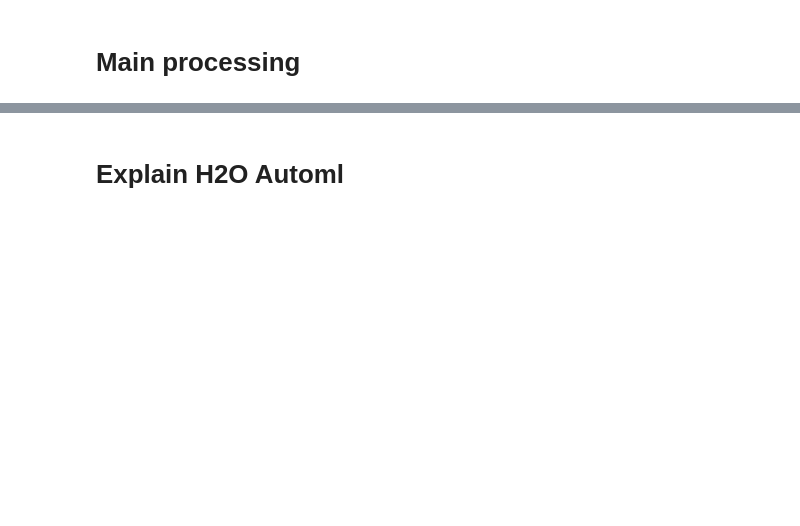
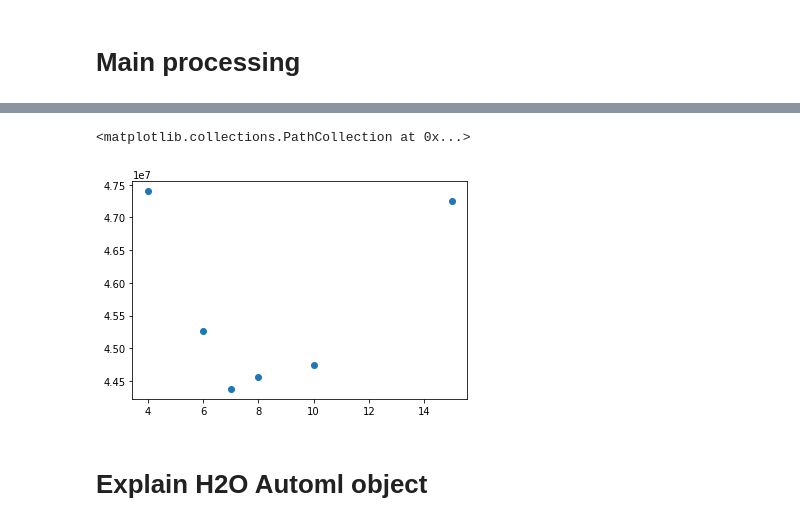
Before and after one commit to DavideBossoli88/ds-common, a Jupyter notebook: use_cases/00_usacars/data_exploration_h2o.ipynb, the cells around one changed output, grey strips where cells are left out. Drawn from its saved outputs; the diff is of its cells as text; code cells hidden in the pictures; blank space fills up the shorter version.

Commit message:
Final H2O Version with Automl explainability

```diff
--- a/use_cases/00_usacars/data_exploration_h2o.ipynb
+++ b/use_cases/00_usacars/data_exploration_h2o.ipynb
@@ -80,13 +129,26 @@ df[str_data_id] = df.index
 
 ### Data split
 ## Add train/test and CV split columns
-# train/test split column
-list_input_columns   = [key for key in dict_metrics.keys()] + [str_data_id]
-df_split_col         = ds_common_pandas_dataframe_split_main(df[list_input_columns].copy(), str_colname_split , dict_splits, dict_metrics, dict_metrics_tolerance, int_seed, int_max_number_iterations)
-df                   = pd.merge(left = df, right = df_split_col[[str_data_id , str_colname_split]], how = "left", on = 'data_id')
+# Train/test split column
+list_input_columns       = [key for key in dict_metrics.keys()] + [str_data_id]
+df_split_col             = ds_common_pandas_dataframe_split_main(df[list_input_columns].copy(), str_colname_split , dict_splits, dict_metrics, dict_metrics_tolerance, int_seed, int_max_number_iterations)
+df                       = pd.merge(left = df, right = df_split_col[[str_data_id , str_colname_split]], how = "left", on = 'data_id')
 
 # CV split column (remark: it must be done on training set only)
 list_input_columns       = [key for key in dict_metrics.keys()] + [str_data_id]
 df_split_col_cv          = ds_common_pandas_dataframe_split_main(df[df[str_colname_split]=='train'][list_input_columns].copy(), str_colname_split_cv , dict_splits_cv, dict_metrics, dict_metrics_tolerance, int_seed, int_max_number_iterations)
 df                       = pd.merge(left = df, right = df_split_col_cv[[str_data_id , str_colname_split_cv]], how = "left", on = 'data_id')
 df[str_colname_split_cv] = df[str_colname_split_cv].map(lambda x: 'missing' if pd.isnull(x) else x)
+
+
+### Handle schema (optional, TODO)
+
+
+### Save processed file
+df.to_parquet(str_path_df_processed, compression = 'gzip', index = False)
+
+
+## Remove constant features from list of explanatory features
+lst_features = ds_common_get_list_model_features_main(df, lst_features_numerical + lst_features_categorical)
+
+del df
@@ -181,0 +162,9 @@ AutoML progress: |
+# %%
+
+## Process train and test sets
+df_h2o_train, df_h2o_test = ds_common_h2o_data_preparation_main(str_path_df_processed, dict_h2o_init, str_colname_split, str_colname_split_cv, str_target_variable)
+
+
+## Fit H2O Automl on train set
+aml = H2OAutoML(**dict_h2o_automl)
+aml.train(x=lst_features, y=str_target_variable, training_frame=df_h2o_train, fold_column = str_colname_split_cv)
@@ -224,0 +227,4 @@ AIC: 35247.23881721631
+# %%
+
+# Extract Automl info
+df_output_info, df_output_varimp  = ds_common_h2o_process_automl_main(aml, df_h2o_train, df_h2o_test, dict_h2o_process_automl)
@@ -224,0 +253,4 @@ AIC: 35247.23881721631
+# %%
+
+df_output_info_gbm = df_output_info[df_output_info['algo']=='GBM'].copy()
+df_output_info_gbm
@@ -225,5 +265,12 @@ AIC: 35247.23881721631
+# %%
+
+# There is a nice U-shaped correlation between max_depth and CV MSE.
+plt.scatter(df_output_info_gbm['max_depth'],df_output_info_gbm['mse_lb'])
+# %% [output]
+<matplotlib.collections.PathCollection at 0x...>
+[figure, added]
 # %% [markdown]
-# Explain H2O Automl
+# Explain H2O Automl object
 # %%
 
 aml.explain(df_h2o_test)
```
Also changed, not shown: parts of 22 cells of this notebook, 3 other files.
